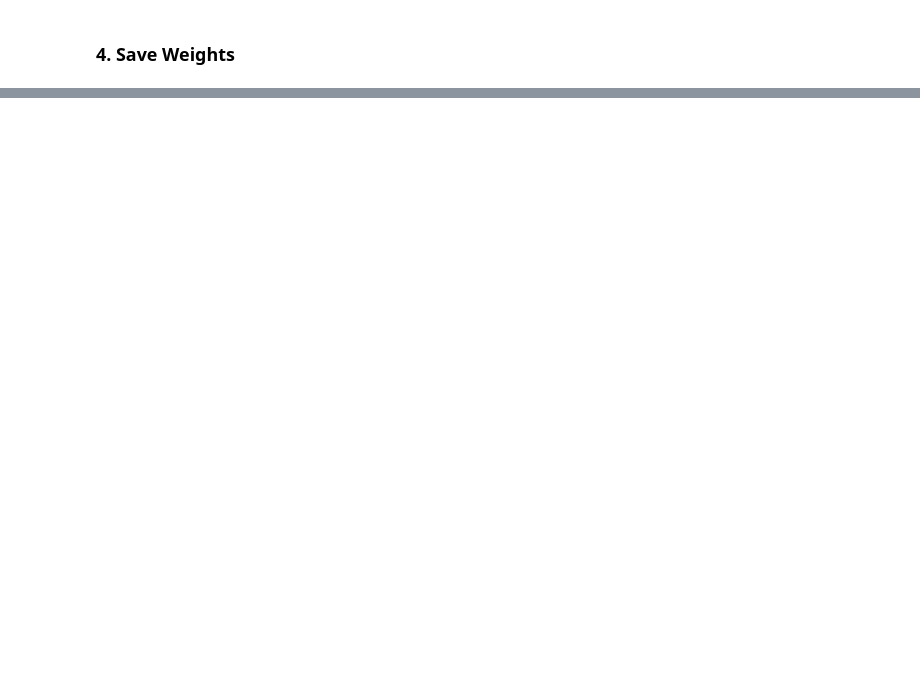
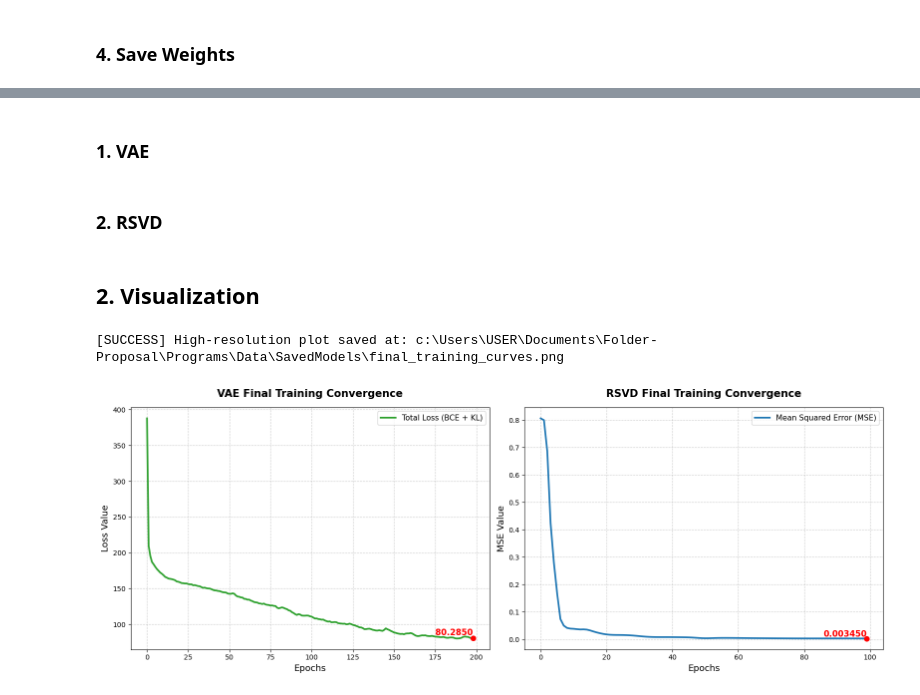
Before and after one commit to BasudewaWeda/Folder-Proposal, a Jupyter notebook: Programs/Notebooks/Training.ipynb, the cells around one changed output, grey strips where cells are left out. Saved outputs shown, nothing was run; the diff lists cells and outputs as text; code cells hidden in the pictures; blank space fills up the shorter version.

```diff
--- a/Programs/Notebooks/Training.ipynb
+++ b/Programs/Notebooks/Training.ipynb
@@ -72 +100,6 @@ print("[SUCCESS] Bobot VAE Final berhasil disimpan!")
+# %%
+vae_history_dict = {'loss': history.history['loss']}
+
+with open(os.path.join(loss_history_dir, 'final_vae_loss_history.json'), 'w') as f:
+    json.dump(vae_history_dict, f)
 # %% [markdown]
@@ -83,5 +119,5 @@ latent_matrix_Z_final = z_mean
 # %%
-rsvd_progress_file = os.path.join(save_dir, 'tuning_progress_rsvd.json')
+rsvd_progress_file = os.path.join(hyperparameter_dir, 'tuning_progress_rsvd.json')
 with open(rsvd_progress_file, 'r') as f:
     best_rsvd_params = json.load(f)['best_params']
 
@@ -108,0 +176,69 @@ print("[SUCCESS] Matriks RSVD Final berhasil disimpan!")
+# %% [markdown]
+### 1. VAE
+# %%
+try:
+    # Load History Data from Hard Drive
+    with open(os.path.join(loss_history_dir, 'final_vae_loss_history.json'), 'r') as f:
+        vae_loss_history = json.load(f)['loss']
+
+except FileNotFoundError as e:
+    print(f"[ERROR] Could not find the history files. Details: {e}")
+# %% [markdown]
+### 2. RSVD
+# %%
+rsvd_loss_history = np.load(os.path.join(loss_history_dir, 'final_rsvd_loss_history.npy'))
+# %% [markdown]
+## 2. Visualization
+# %%
+fig, axes = plt.subplots(1, 2, figsize=(16, 6), dpi=100)
+
+# ==========================================
+# PLOT 1: VAE LOSS CURVE
+# ==========================================
+ax1 = axes[0]
+ax1.plot(vae_loss_history, label='Total Loss (BCE + KL)', color='#2ca02c', linewidth=2.5)
+
+# Highlight the final epoch
+vae_final_epoch = len(vae_loss_history) - 1
+vae_final_loss = vae_loss_history[-1]
+ax1.scatter(vae_final_epoch, vae_final_loss, color='red', s=50, zorder=5)
+ax1.text(vae_final_epoch, vae_final_loss + (vae_final_loss * 0.02), f'{vae_final_loss:.4f}',
+         ha='right', va='bottom', fontsize=12, fontweight='bold', color='red')
+
+ax1.set_title('VAE Final Training Convergence', fontsize=15, fontweight='bold', pad=15)
+ax1.set_xlabel('Epochs', fontsize=13)
+ax1.set_ylabel('Loss Value', fontsize=13)
+ax1.grid(True, linestyle='--', alpha=0.6)
+ax1.legend(loc='upper right', fontsize=11)
+# ==========================================
+# PLOT 2: RSVD MSE CURVE
+# ==========================================
+ax2 = axes[1]
+ax2.plot(rsvd_loss_history, label='Mean Squared Error (MSE)', color='#1f77b4', linewidth=2.5)
+
+# Highlight the final epoch
+rsvd_final_epoch = len(rsvd_loss_history) - 1
+rsvd_final_loss = rsvd_loss_history[-1]
+ax2.scatter(rsvd_final_epoch, rsvd_final_loss, color='red', s=50, zorder=5)
+ax2.text(rsvd_final_epoch, rsvd_final_loss + (rsvd_final_loss * 0.02), f'{rsvd_final_loss:.6f}',
+         ha='right', va='bottom', fontsize=12, fontweight='bold', color='red')
+
+ax2.set_title('RSVD Final Training Convergence', fontsize=15, fontweight='bold', pad=15)
+ax2.set_xlabel('Epochs', fontsize=13)
+ax2.set_ylabel('MSE Value', fontsize=13)
+ax2.grid(True, linestyle='--', alpha=0.6)
+ax2.legend(loc='upper right', fontsize=11)
+# ==========================================
+# FINALIZE AND DISPLAY
+# ==========================================
+plt.tight_layout()
+
+# Save the high-resolution image for your thesis report
+plot_path = os.path.join(save_dir, 'final_training_curves.png')
+plt.savefig(plot_path, dpi=300, bbox_inches='tight')
+print(f"[SUCCESS] High-resolution plot saved at: {plot_path}")
+
+plt.show()
+# %% [output]
+[SUCCESS] High-resolution plot saved at: c:\Users\USER\Documents\Folder-Proposal\Programs\Data\SavedModels\final_training_curves.png
+[figure, added]
```
Also changed, not shown: parts of 17 cells of this notebook, 14 other files.
